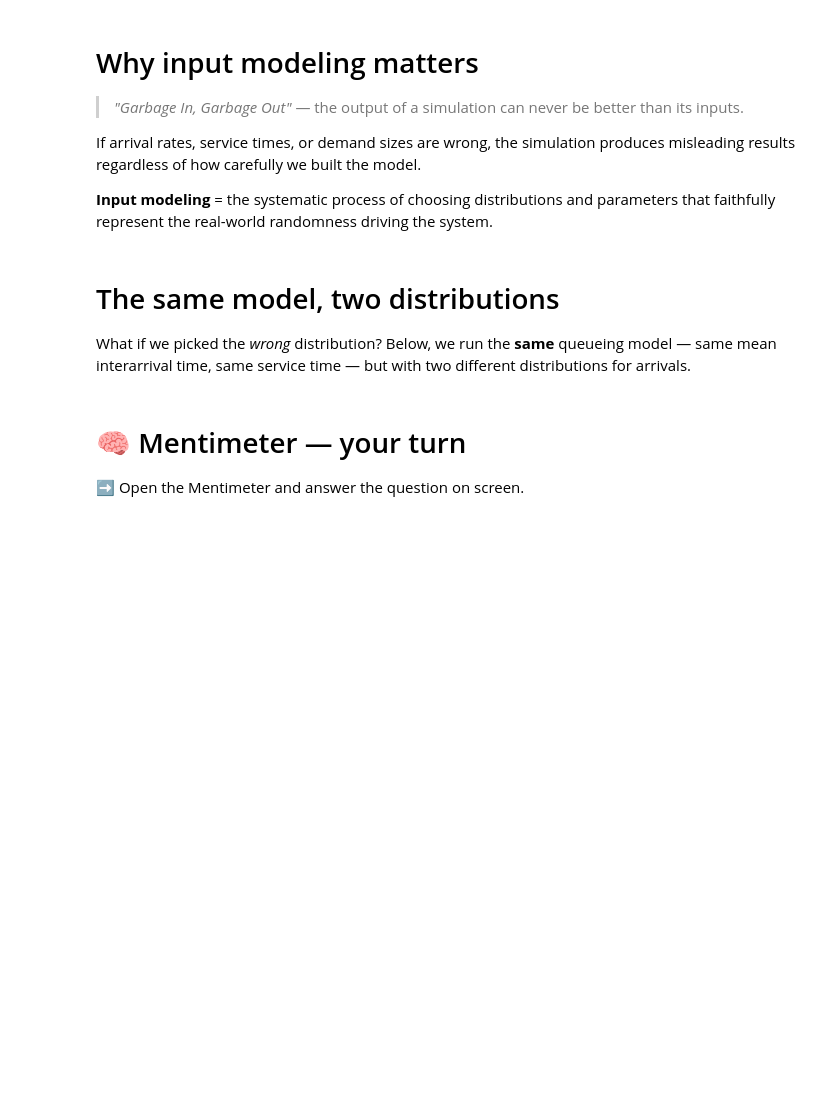
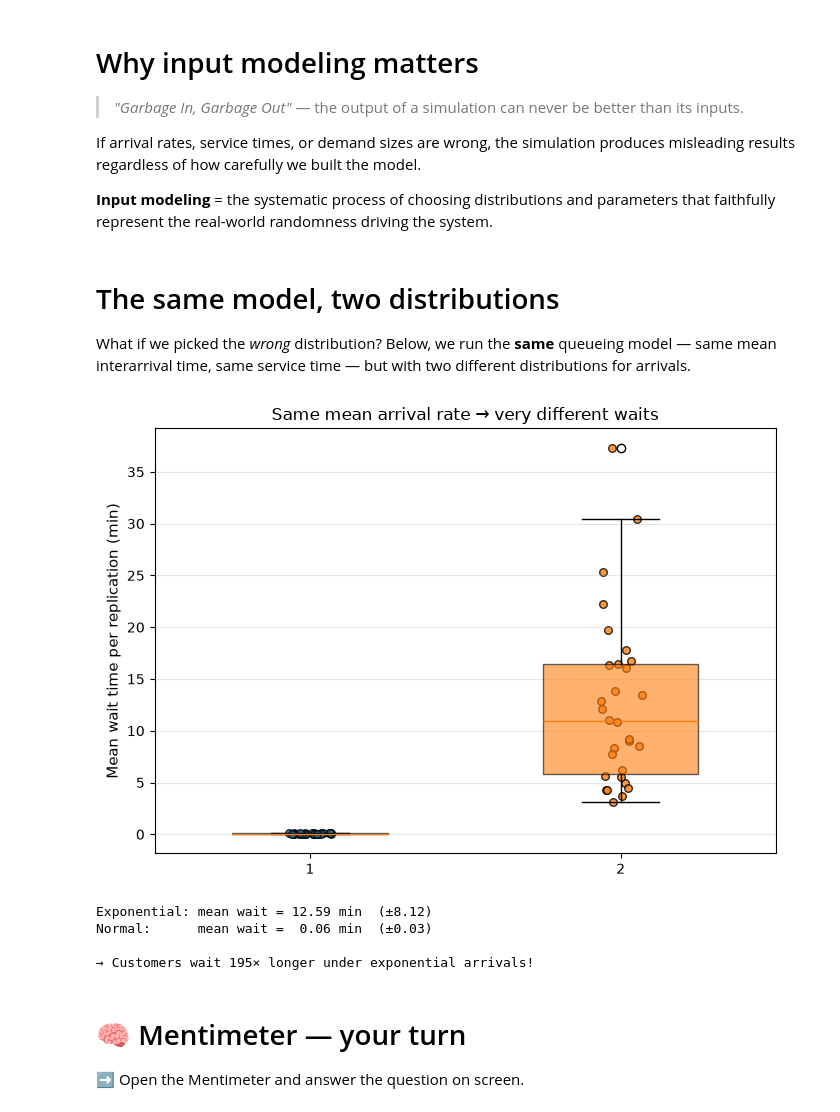
Before and after one commit to Azynoth/S4DM-SS26-lectures, a Jupyter notebook: input_modeling.ipynb, the cells around one changed output. Saved outputs shown, nothing was run; the diff lists cells and outputs as text; code cells hidden in the pictures; blank space fills up the shorter version.

```diff
--- a/input_modeling.ipynb
+++ b/input_modeling.ipynb
@@ -113,34 +113,40 @@ def norm_arrival():
 exp_waits = []
 norm_waits = []
 for seed in range(N_REPS):
     exp_waits.append(run_simulation(exp_arrival, seed))
     norm_waits.append(run_simulation(norm_arrival, seed))
 
 # --- Plot using d3 colors (D3.js schemeCategory10) ---
 D3_BLUE   = '#1f77b4'
 D3_ORANGE = '#ff7f0e'
 
 fig, ax = plt.subplots(figsize=(7, 5))
 data   = [norm_waits, exp_waits]
 labels = ['Normal\n(low variance)', 'Exponential\n(memoryless)']
 colors = [D3_BLUE, D3_ORANGE]
 
-bp = ax.boxplot(data, labels=labels, widths=0.5, patch_artist=True)
+bp = ax.boxplot(data, label=labels, widths=0.5, patch_artist=True)
 for patch, c in zip(bp['boxes'], colors):
     patch.set_facecolor(c); patch.set_alpha(0.6)
 for i, (w, c) in enumerate(zip(data, colors)):
     ax.scatter(np.full(len(w), i+1) + np.random.uniform(-0.07, 0.07, len(w)),
                w, alpha=0.8, color=c, edgecolor='black', s=30)
 
 ax.set_ylabel('Mean wait time per replication (min)', fontsize=11)
 ax.set_title('Same mean arrival rate → very different waits', fontsize=12)
 ax.grid(axis='y', alpha=0.3)
 plt.tight_layout(); plt.show()
 
 print(f"Exponential: mean wait = {np.mean(exp_waits):5.2f} min  (±{np.std(exp_waits):.2f})")
 print(f"Normal:      mean wait = {np.mean(norm_waits):5.2f} min  (±{np.std(norm_waits):.2f})")
 print(f"\n→ Customers wait {np.mean(exp_waits)/np.mean(norm_waits):.0f}× longer "
       f"under exponential arrivals!")
+# %% [output]
+[figure, added]
+Exponential: mean wait = 12.59 min  (±8.12)
+Normal:      mean wait =  0.06 min  (±0.03)
+
+→ Customers wait 195× longer under exponential arrivals!
 # %% [markdown]
 # 🧠 Mentimeter — your turn
 
```
Also changed, not shown: parts of 25 cells of this notebook, 7 other files.
